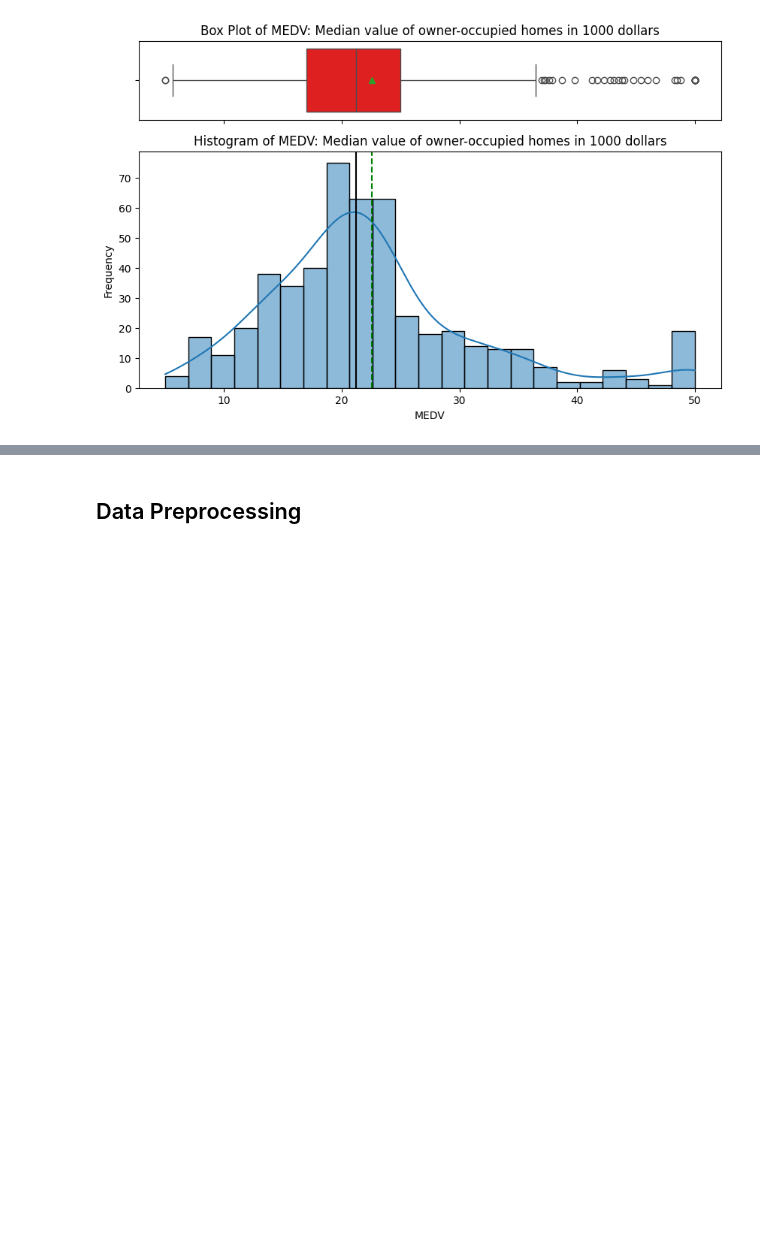
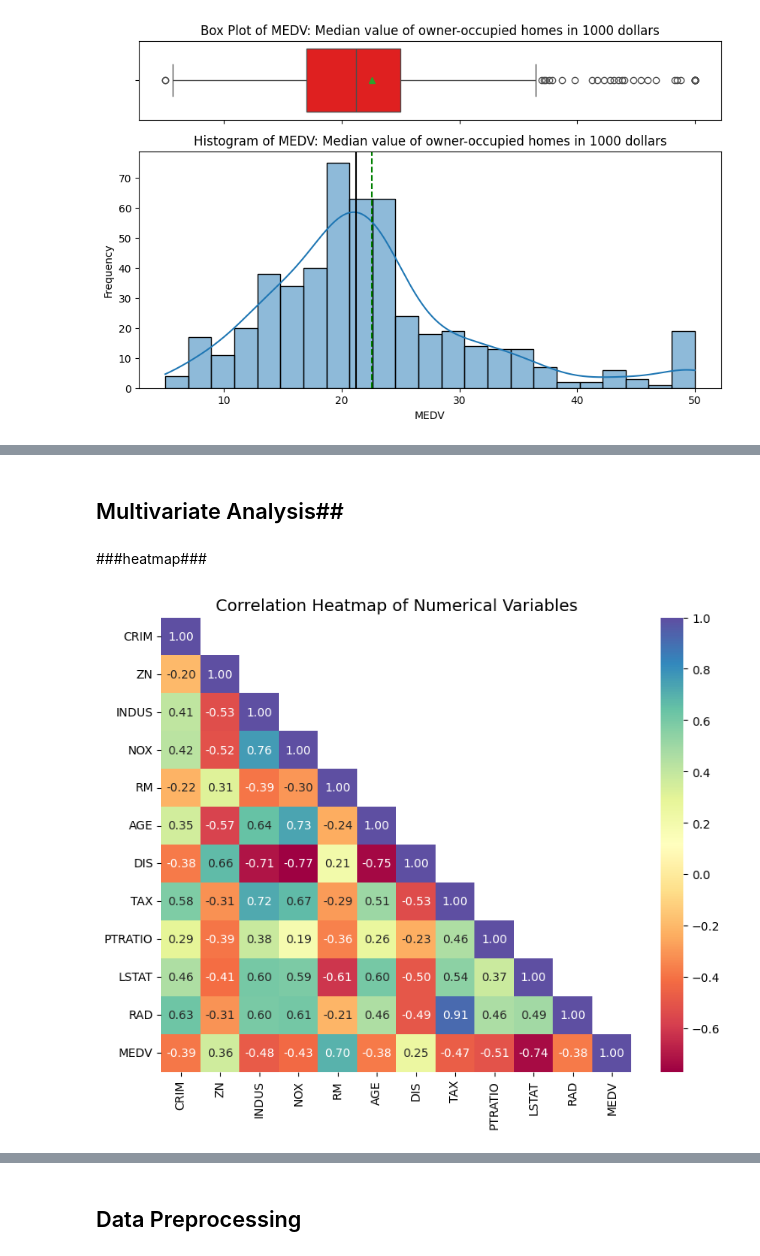
Before and after one commit to avandenberghe/boston_correllation, a Jupyter notebook: Boston_house_price_Full_Code.ipynb, the cells around one changed output, grey strips where cells are left out. Saved outputs shown, nothing was run; the diff lists cells and outputs as text; code cells hidden in the pictures; blank space fills up the shorter version.

```diff
--- a/Boston_house_price_Full_Code.ipynb
+++ b/Boston_house_price_Full_Code.ipynb
@@ -356,0 +353,23 @@ bar_perc(df, 'RAD', 'Index of accessibility to radial highways')
+# %% [markdown]
+## Multivariate Analysis##
+# %% [markdown]
+###heatmap###
+# %%
+
+# Check for correlation among numerical variables
+num_var = ['CRIM', 'ZN', 'INDUS', 'NOX', 'RM', 'AGE', 'DIS', 'TAX', 'PTRATIO', 'LSTAT', 'RAD', 'MEDV']
+# Plot the heatmap
+plt.figure(figsize = (9, 7))
+corr = df[num_var].corr()
+mask = np.triu(np.ones_like(corr, dtype=bool), k=1)
+sns.heatmap(corr,
+        mask=mask,
+        annot = True,
+        fmt = ".2f",
+        cmap = "Spectral",
+        xticklabels = corr.columns,
+        yticklabels = corr.columns)
+plt.title("Correlation Heatmap of Numerical Variables", fontsize=14)
+plt.show()
+# %% [output]
+[figure, added]
```
Also changed, not shown: parts of 62 cells of this notebook.
